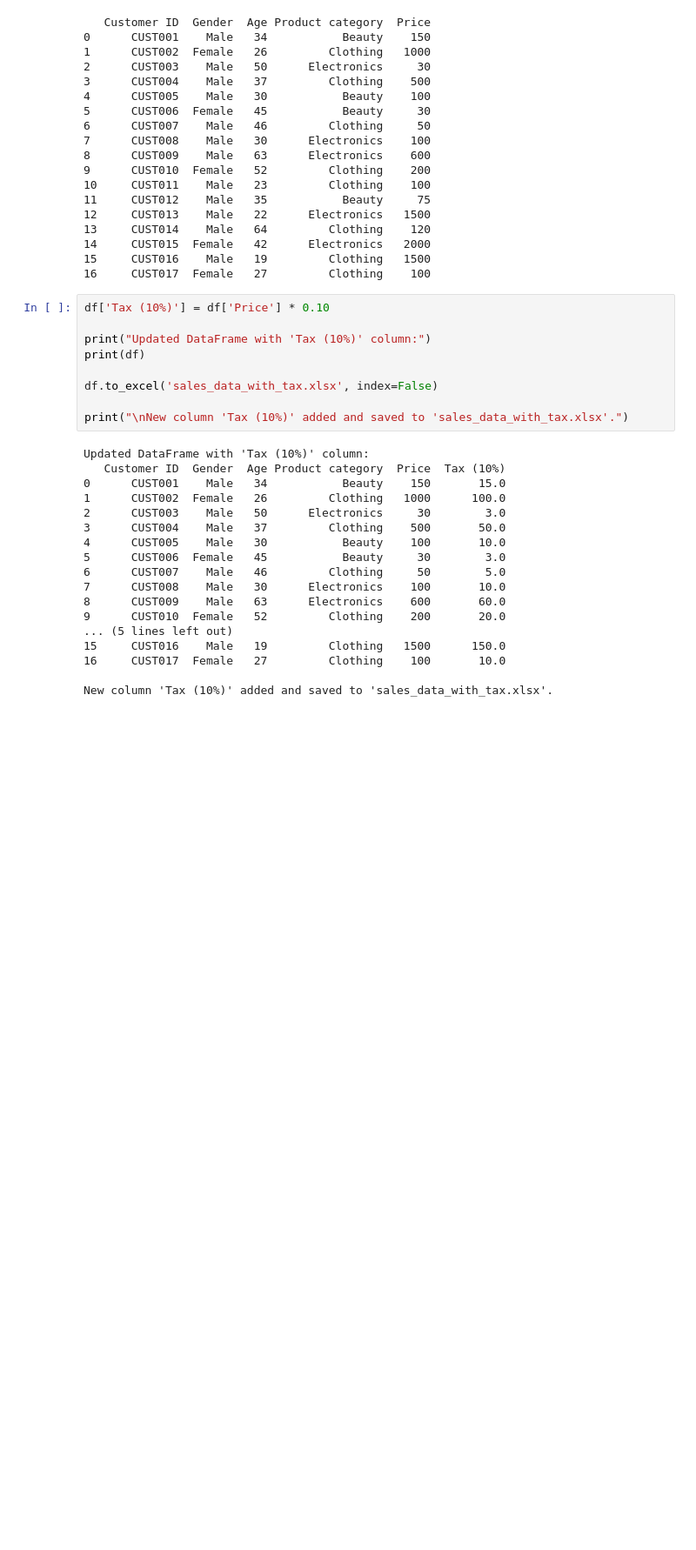
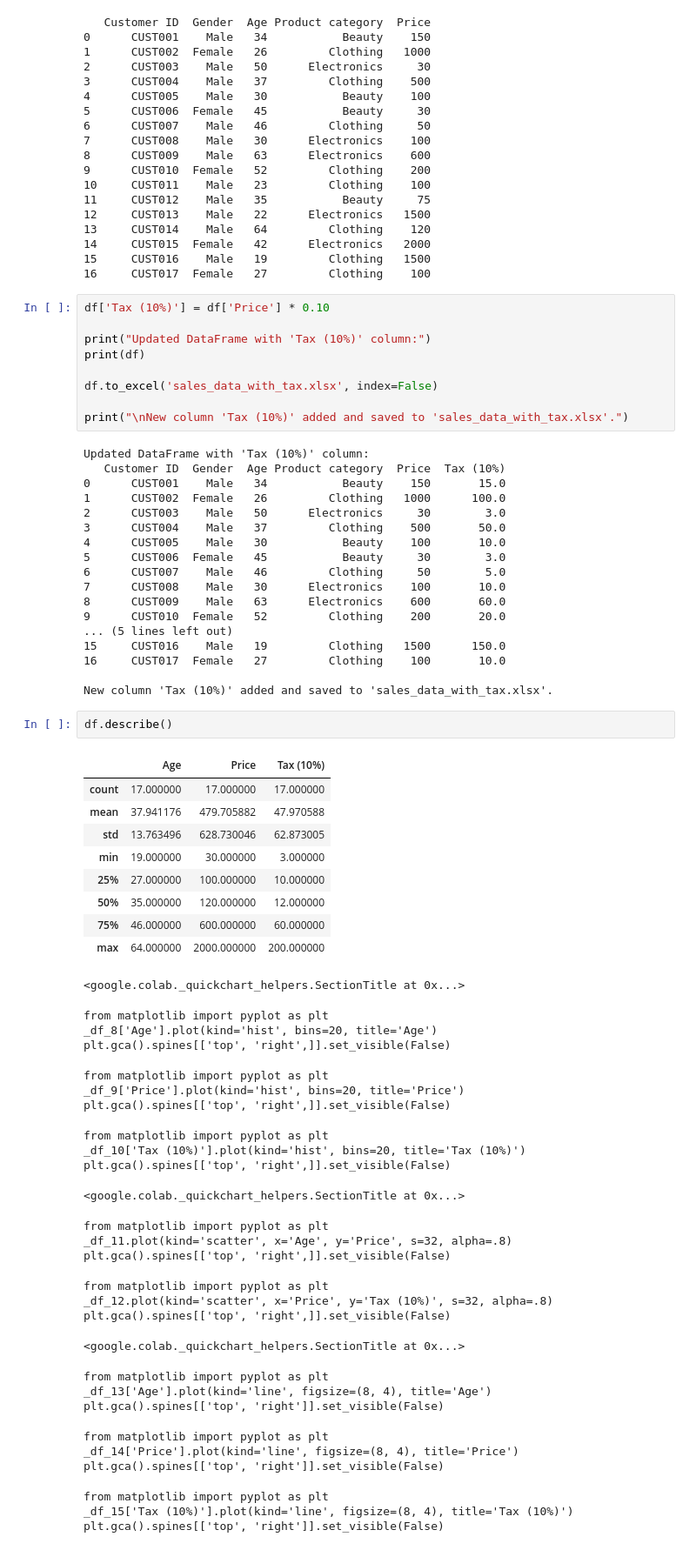
Before and after one commit to 43pratik/ML_lab, a Jupyter notebook: Prac_2.ipynb, the cells around one changed output. Shown at 87% size. Saved outputs shown, nothing was run; the diff lists cells and outputs as text; blank space fills up the shorter version.

```diff
--- a/Prac_2.ipynb
+++ b/Prac_2.ipynb
@@ -51,3 +51,42 @@ Updated DataFrame with 'Tax (10%)' column:
 16     CUST017  Female   27         Clothing    100       10.0
 
 New column 'Tax (10%)' added and saved to 'sales_data_with_tax.xlsx'.
+# %%
+df.describe()
+# %% [output]
+|  | Age | Price | Tax (10%) |
+| count | 17.000000 | 17.000000 | 17.000000 |
+| mean | 37.941176 | 479.705882 | 47.970588 |
+| std | 13.763496 | 628.730046 | 62.873005 |
+| min | 19.000000 | 30.000000 | 3.000000 |
+| 25% | 27.000000 | 100.000000 | 10.000000 |
+| 50% | 35.000000 | 120.000000 | 12.000000 |
+| 75% | 46.000000 | 600.000000 | 60.000000 |
+| max | 64.000000 | 2000.000000 | 200.000000 |
+<google.colab._quickchart_helpers.SectionTitle at 0x...>
+from matplotlib import pyplot as plt
+_df_8['Age'].plot(kind='hist', bins=20, title='Age')
+plt.gca().spines[['top', 'right',]].set_visible(False)
+from matplotlib import pyplot as plt
+_df_9['Price'].plot(kind='hist', bins=20, title='Price')
+plt.gca().spines[['top', 'right',]].set_visible(False)
+from matplotlib import pyplot as plt
+_df_10['Tax (10%)'].plot(kind='hist', bins=20, title='Tax (10%)')
+plt.gca().spines[['top', 'right',]].set_visible(False)
+<google.colab._quickchart_helpers.SectionTitle at 0x...>
+from matplotlib import pyplot as plt
+_df_11.plot(kind='scatter', x='Age', y='Price', s=32, alpha=.8)
+plt.gca().spines[['top', 'right',]].set_visible(False)
+from matplotlib import pyplot as plt
+_df_12.plot(kind='scatter', x='Price', y='Tax (10%)', s=32, alpha=.8)
+plt.gca().spines[['top', 'right',]].set_visible(False)
+<google.colab._quickchart_helpers.SectionTitle at 0x...>
+from matplotlib import pyplot as plt
+_df_13['Age'].plot(kind='line', figsize=(8, 4), title='Age')
+plt.gca().spines[['top', 'right']].set_visible(False)
+from matplotlib import pyplot as plt
+_df_14['Price'].plot(kind='line', figsize=(8, 4), title='Price')
+plt.gca().spines[['top', 'right']].set_visible(False)
+from matplotlib import pyplot as plt
+_df_15['Tax (10%)'].plot(kind='line', figsize=(8, 4), title='Tax (10%)')
+plt.gca().spines[['top', 'right']].set_visible(False)
```
